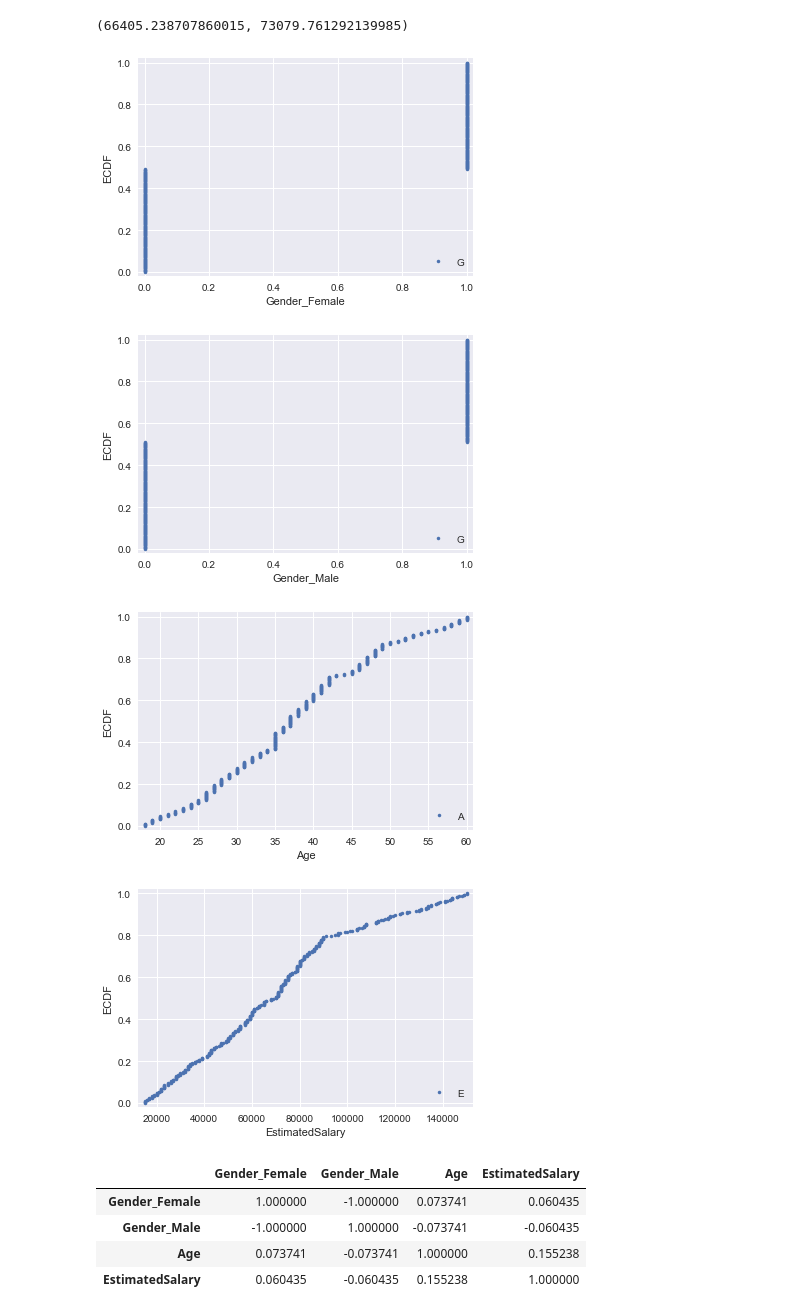
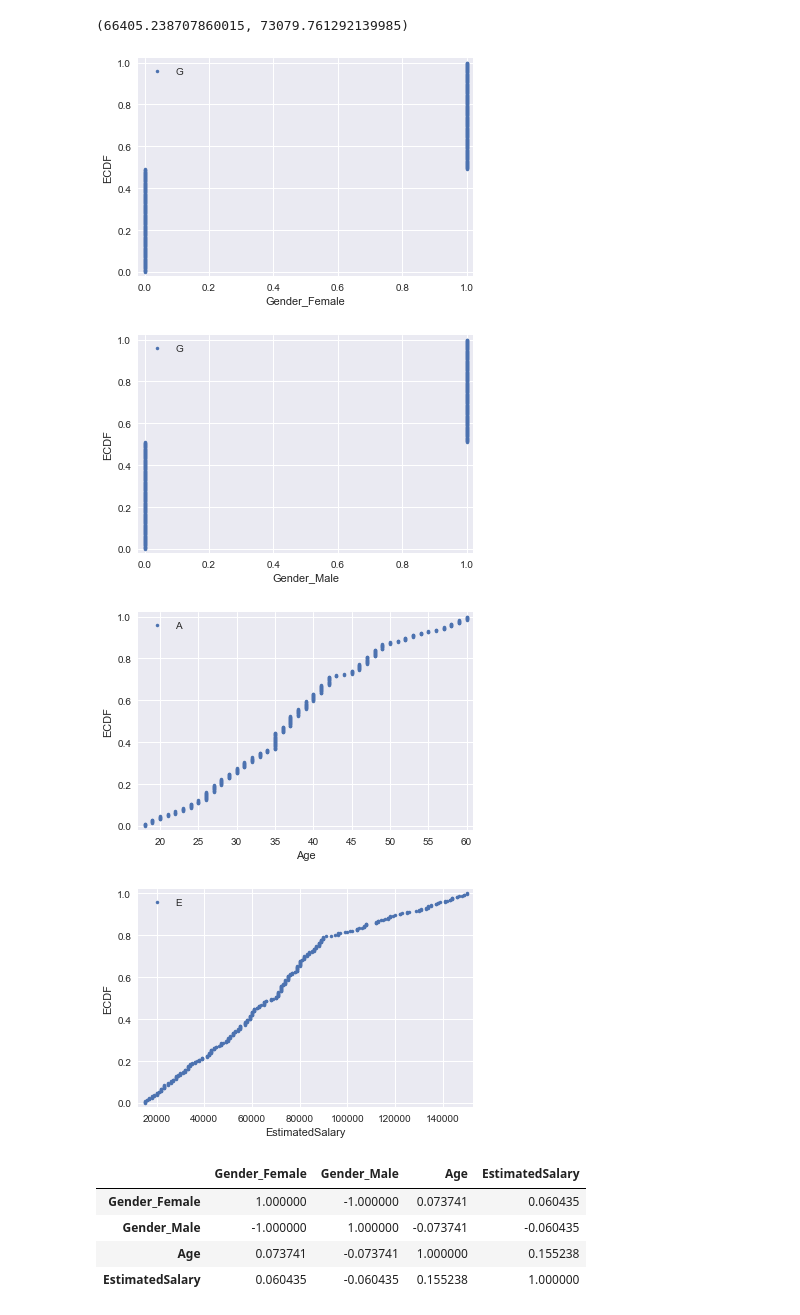
Before and after one commit to TimusLetap/Social-Network-Ads, a Jupyter notebook: EDA.ipynb, the cells around one changed output. Cells and saved outputs as stored; diff of their text form; code cells hidden in the pictures.

```diff
--- a/EDA.ipynb
+++ b/EDA.ipynb
@@ -406,21 +412,21 @@ def ecdf(df1):
 # %%
 a, b = ecdf(df1['Gender_Female'])
 
 # Generate plot
 _ = plt.plot(a, b, marker='.', linestyle='none')
 
 # Make the margins nice
 plt.margins(0.02)
 
 # Label the axes
 _ = plt.xlabel('Gender_Female')
 _ = plt.ylabel('ECDF')
-_ = plt.legend(('Gender_Female'), loc= 'lower right')
+_ = plt.legend(('Gender_Female'))
 
 # Display the plot
 plt.show()
 # %% [output]
-[figure, old version]
+[figure, new version]
 # %%
 a, b = ecdf(df1['Gender_Male'])
 
@@ -433,12 +439,12 @@ plt.margins(0.02)
 # Label the axes
 _ = plt.xlabel('Gender_Male')
 _ = plt.ylabel('ECDF')
-_ = plt.legend(('Gender_Male'), loc= 'lower right')
+_ = plt.legend(('Gender_Male'))
 
 # Display the plot
 plt.show()
 # %% [output]
-[figure, old version]
+[figure, new version]
 # %%
 a, b = ecdf(df1['Age'])
 
@@ -451,12 +457,12 @@ plt.margins(0.02)
 # Label the axes
 _ = plt.xlabel('Age')
 _ = plt.ylabel('ECDF')
-_ = plt.legend(('Age'), loc= 'lower right')
+_ = plt.legend(('Age'))
 
 # Display the plot
 plt.show()
 # %% [output]
-[figure, old version]
+[figure, new version]
 # %%
 a, b = ecdf(df1['EstimatedSalary'])
 
@@ -469,12 +475,12 @@ plt.margins(0.02)
 # Label the axes
 _ = plt.xlabel('EstimatedSalary')
 _ = plt.ylabel('ECDF')
-_ = plt.legend(('EstimatedSalary'), loc= 'lower right')
+_ = plt.legend(('EstimatedSalary'))
 
 # Display the plot
 plt.show()
 # %% [output]
-[figure, old version]
+[figure, new version]
 # %%
 X.corr()
 # %% [output]
```
Also changed, not shown: parts of 46 cells of this notebook, 1 other file.
